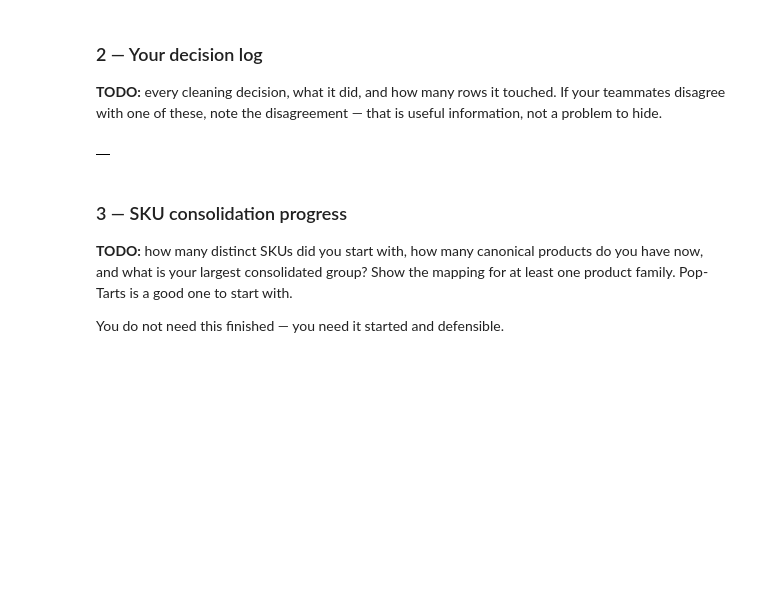
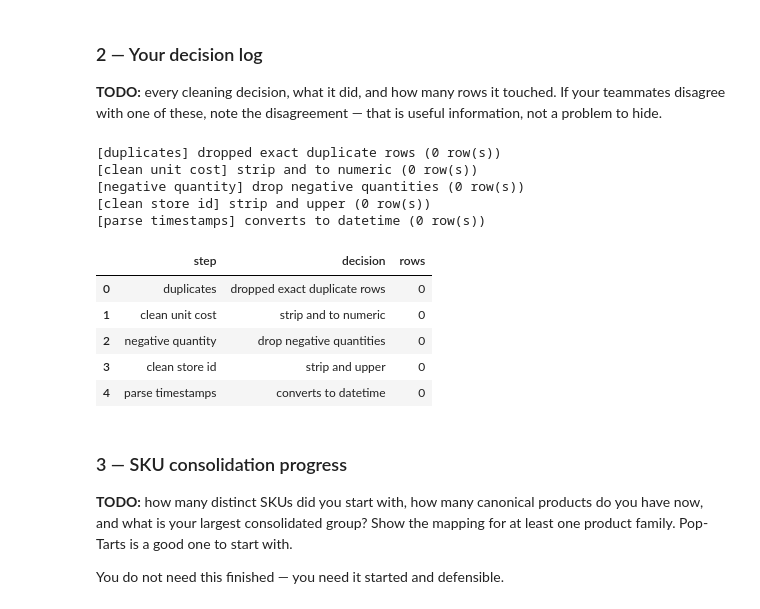
Before and after one commit to Arti-Dev/walmart-hurricane-project, a Jupyter notebook: notebooks/2026-10-23 — Midterm Checkpoint — Lab.ipynb, the cells around one changed output. Cells and saved outputs as stored; diff of their text form; code cells hidden in the pictures; blank space fills up the shorter version.

```diff
--- a/notebooks/2026-10-23 — Midterm Checkpoint — Lab.ipynb
+++ b/notebooks/2026-10-23 — Midterm Checkpoint — Lab.ipynb
@@ -151,30 +151,39 @@ def remove_duplicates(df):
     return after
 
 
-def clean_unit_price(df, column = 'unit_price'):
+def clean_unit_cost(df, column ='unit_cost'):
+    before = df.copy()
     df = df.copy()
     df[column] = df[column].astype(str).str.replace('$', '', regex=False).str.strip()
     df[column] = pd.to_numeric(df[column], errors='coerce')
+
+    log('clean unit prices', 'strip and to numeric', len(df.compare(before)))
     return df
 
 def neg_quant(df, column = 'quantity'):
+    before = df.copy()
     df = df.copy()
     if column in df.columns:
         df = df[df[column]>=0]
+    log('negative quantity', 'drop negative quantities', len(df.compare(before)))
     return df
 
 def clean_store_id(df, column = 'store_id'):
+    before = df.copy()
     df = df.copy()
     if column in df.columns:
         df[column] = df[column] = df[column].astype(str).str.strip.upper()
+    log('clean store id', 'strip and upper', len(df.compare(before)))
     return df
 
 def parse_timestamp(df, column = 'timestamp'):
+    before = df.copy()
     df = df.copy()
     if column in df.columns:
         df = df.copy()
         if column in df.columns:
                     df[column] = pd.to_datetime(df[column], errors='coerce')
+    log('parse timestamps', 'converts to datetime', len(df.compare(before)))
     return df
 # %% [markdown]
 ### 2 — Your decision log
@@ -183,14 +192,32 @@ def parse_timestamp(df, column = 'timestamp'):
 # %%
 # TODO: print or display your decision log
 DECISIONS = []
 
+path = '../data/product_catalog.csv'
+df = pd.read_csv(path)
+
+df = remove_duplicates(df)
+df = clean_unit_cost(df)
+df = neg_quant(df)
+df = clean_store_id(df)
+df = parse_timestamp(df)
+
 def show_log():
     return pd.DataFrame(DECISIONS)
 
-
 show_log()
 # %% [output]
+[duplicates] dropped exact duplicate rows (0 row(s))
+[clean unit cost] strip and to numeric (0 row(s))
+[negative quantity] drop negative quantities (0 row(s))
+[clean store id] strip and upper (0 row(s))
+[parse timestamps] converts to datetime (0 row(s))
-|  |
+|  | step | decision | rows |
+| 0 | duplicates | dropped exact duplicate rows | 0 |
+| 1 | clean unit cost | strip and to numeric | 0 |
+| 2 | negative quantity | drop negative quantities | 0 |
+| 3 | clean store id | strip and upper | 0 |
+| 4 | parse timestamps | converts to datetime | 0 |
 # %% [markdown]
 ### 3 — SKU consolidation progress
 
```
Also changed, not shown: parts of 1 cell of this notebook.
